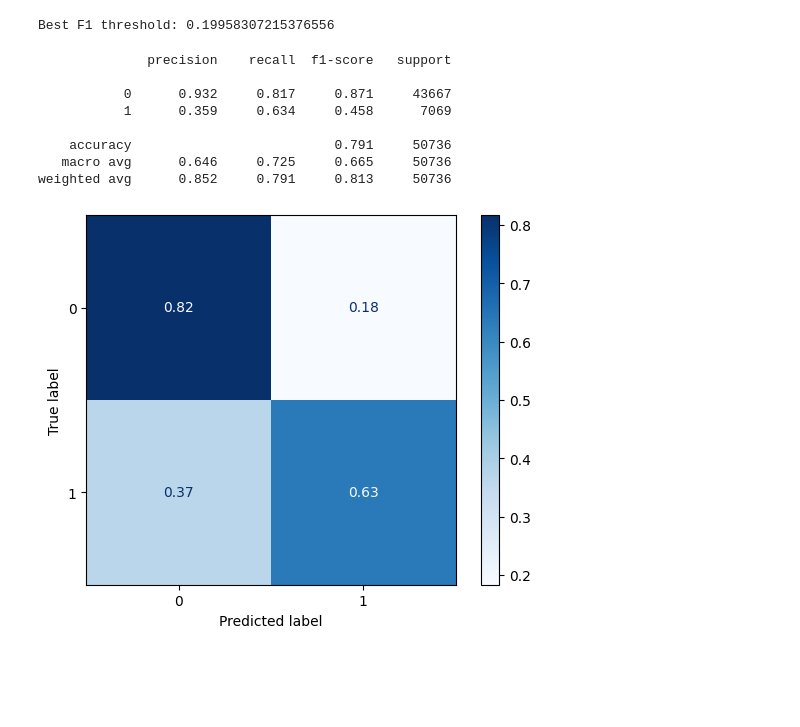
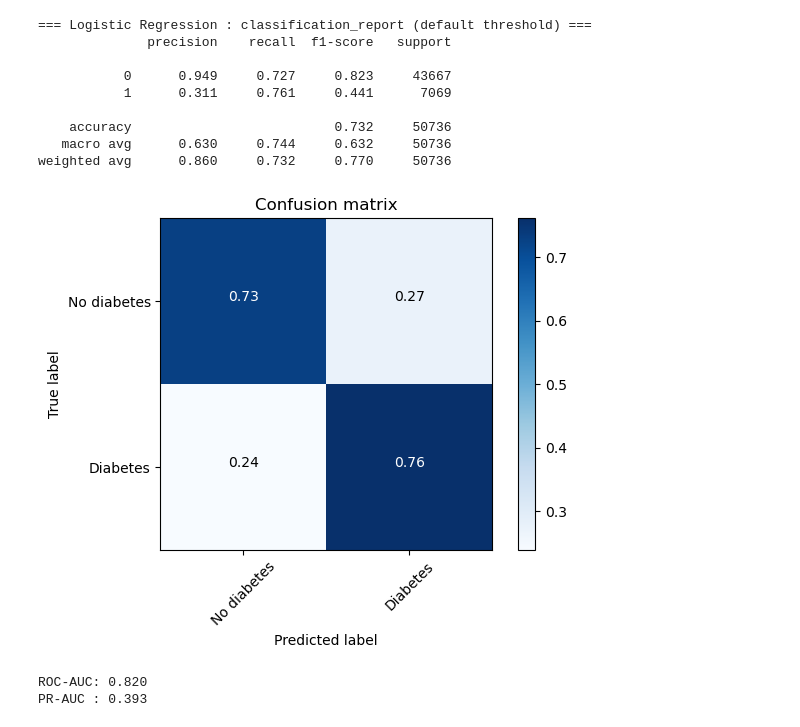
Before and after one commit to delschwartz/MCEN-5228-Midterm, a Jupyter notebook: exploration.ipynb, the cells around one changed output. Saved outputs shown, nothing was run; the diff lists cells and outputs as text; code cells hidden in the pictures; blank space fills up the shorter version.

```diff
--- a/exploration.ipynb
+++ b/exploration.ipynb
@@ -12,0 +102,29 @@ from sklearn.metrics import classification_report, precision_recall_curve, confu
+# %%
+# For default model hyperparameters
+
+def fit_eval(clf, name, normalize = True):
+    pipe = Pipeline([("prep", preprocess), ("model", clf)])
+    X_tr, X_te, y_tr, y_te = train_test_split(
+        X, y, test_size=0.2, random_state=42, stratify=y
+    )
+    pipe.fit(X_tr, y_tr)
+
+    # default decision rule: predict() uses 0.5 for proba models or sign(score) otherwise
+    y_pred = pipe.predict(X_te)
+
+    print(f"\n=== {name} : classification_report (default threshold) ===")
+    print(classification_report(y_te, y_pred, digits=3))
+    cm = confusion_matrix(y_te, y_pred)
+    plot_confusion_matrix(cm, ['No diabetes','Diabetes'], normalize)
+
+
+    # if proba available, also show ROC-AUC and PR-AUC
+    if hasattr(pipe.named_steps["model"], "predict_proba"):
+        y_proba = pipe.predict_proba(X_te)[:, 1]
+        print(f"ROC-AUC: {roc_auc_score(y_te, y_proba):.3f}")
+        print(f"PR-AUC : {average_precision_score(y_te, y_proba):.3f}")
+    elif hasattr(pipe.named_steps["model"], "decision_function"):
+        # you can still compute ROC/PR AUC from decision scores
+        scores = pipe.decision_function(X_te)
+        print(f"ROC-AUC: {roc_auc_score(y_te, scores):.3f}")
+        print(f"PR-AUC : {average_precision_score(y_te, scores):.3f}")
@@ -132,26 +212,25 @@ y_proba = clf.predict_proba(X_te)[:, 1]
-# %%
-precision, recall, thresh = precision_recall_curve(y_te, y_proba)
-f1 = 2 * precision * recall / (precision + recall + 1e-12)
-best_t = (thresh[np.argmax(f1)] if len(thresh) else 0.5)
-print("Best F1 threshold:", best_t)
-# %% [output]
-Best F1 threshold: 0.19958307215376556
-# %%
-y_pred = (y_proba >= best_t).astype(int)
-print(classification_report(y_te, y_pred, digits=3))
-# %% [output]
-              precision    recall  f1-score   support
-
-           0      0.932     0.817     0.871     43667
-           1      0.359     0.634     0.458      7069
-
-    accuracy                          0.791     50736
-   macro avg      0.646     0.725     0.665     50736
-weighted avg      0.852     0.791     0.813     50736
-# %%
-labels = sorted(set(y_te) | set(y_pred))
-cm = confusion_matrix(y_te, y_pred, labels=labels, normalize='true')
-ConfusionMatrixDisplay(cm, display_labels=labels).plot(cmap="Blues")
-plt.show()
-# %% [output]
-[figure, removed]
+# %%
+# Default model parameters
+logreg = LogisticRegression(
+    penalty="l2",
+    C=1.0,
+    solver="liblinear",
+    class_weight="balanced",
+    max_iter=1000
+)
+
+
+fit_eval(logreg, "Logistic Regression")
+# %% [output]
+=== Logistic Regression : classification_report (default threshold) ===
+              precision    recall  f1-score   support
+
+           0      0.949     0.727     0.823     43667
+           1      0.311     0.761     0.441      7069
+
+    accuracy                          0.732     50736
+   macro avg      0.630     0.744     0.632     50736
+weighted avg      0.860     0.732     0.770     50736
+[figure, added]
+ROC-AUC: 0.820
+PR-AUC : 0.393
```
Also changed, not shown: parts of 18 cells of this notebook.
